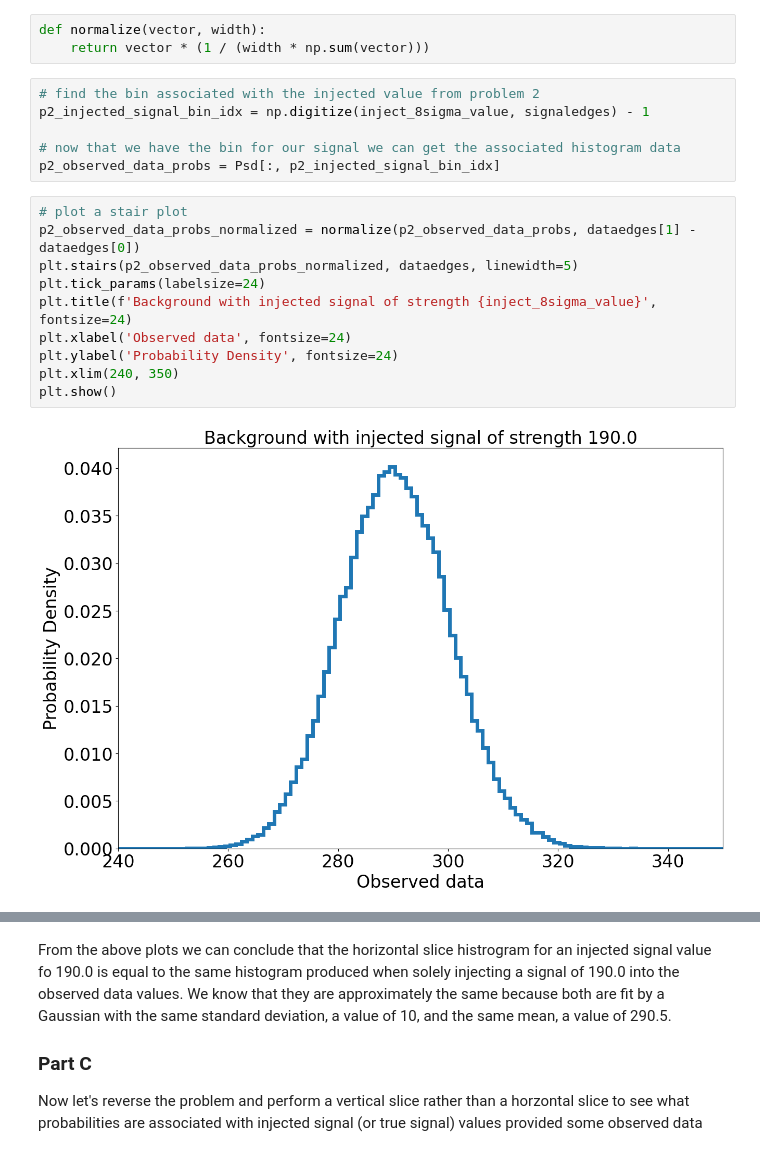
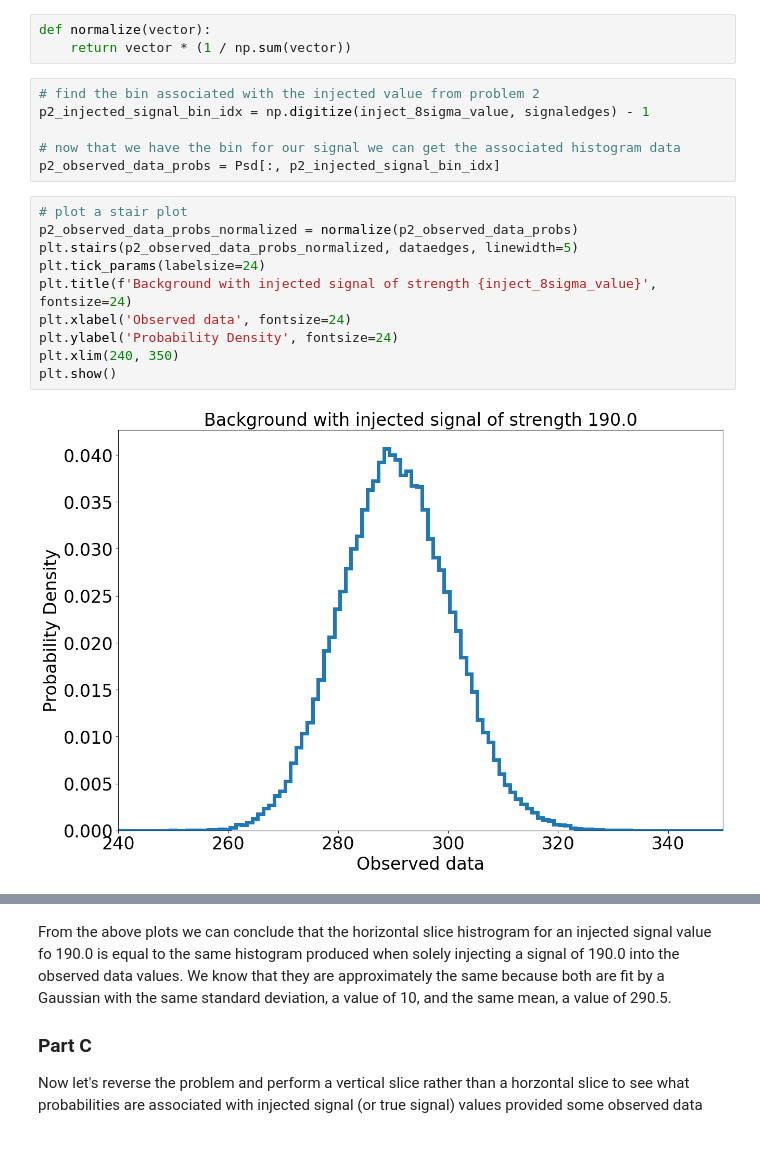
Before and after one commit to williamdolsen/phys434-21au, a Jupyter notebook: labs/lab6/lab6.ipynb, the cells around one changed output, grey strips where cells are left out. Drawn from its saved outputs; the diff is of its cells as text.

```diff
--- a/labs/lab6/lab6.ipynb
+++ b/labs/lab6/lab6.ipynb
@@ -192,8 +192,8 @@ plot_2d_hist(signaledges, dataedges, Psd)
 
 Now that we have done our simluation and created the 2D Histogram we can begin to take vertical and horizontal slices and evaluate the slices in isolation.  Lets take a horizontal slice at the value used in the previous problem, 190.0, and confirm that this horizontal slices produces the same histogram as in the previous problem:
 # %%
-def normalize(vector, width):
-    return vector * (1 / (width * np.sum(vector)))
+def normalize(vector):
+    return vector * (1 / np.sum(vector))
 # %%
 # find the bin associated with the injected value from problem 2
 p2_injected_signal_bin_idx = np.digitize(inject_8sigma_value, signaledges) - 1
@@ -202,16 +202,16 @@ p2_injected_signal_bin_idx = np.digitize(inject_8sigma_value, signaledges) - 1
 p2_observed_data_probs = Psd[:, p2_injected_signal_bin_idx]
 # %%
 # plot a stair plot
-p2_observed_data_probs_normalized = normalize(p2_observed_data_probs, dataedges[1] - dataedges[0])
+p2_observed_data_probs_normalized = normalize(p2_observed_data_probs)
 plt.stairs(p2_observed_data_probs_normalized, dataedges, linewidth=5)
 plt.tick_params(labelsize=24)
 plt.title(f'Background with injected signal of strength {inject_8sigma_value}', fontsize=24)
 plt.xlabel('Observed data', fontsize=24)
 plt.ylabel('Probability Density', fontsize=24)
 plt.xlim(240, 350)
 plt.show()
 # %% [output]
-[figure, old version]
+[figure, new version]
 # %%
 # plot a stair plot
 plt.stairs(p2_observed_data_probs_normalized, dataedges, linewidth=5, label='Injected Background')
```
Also changed, not shown: parts of 12 cells of this notebook.
